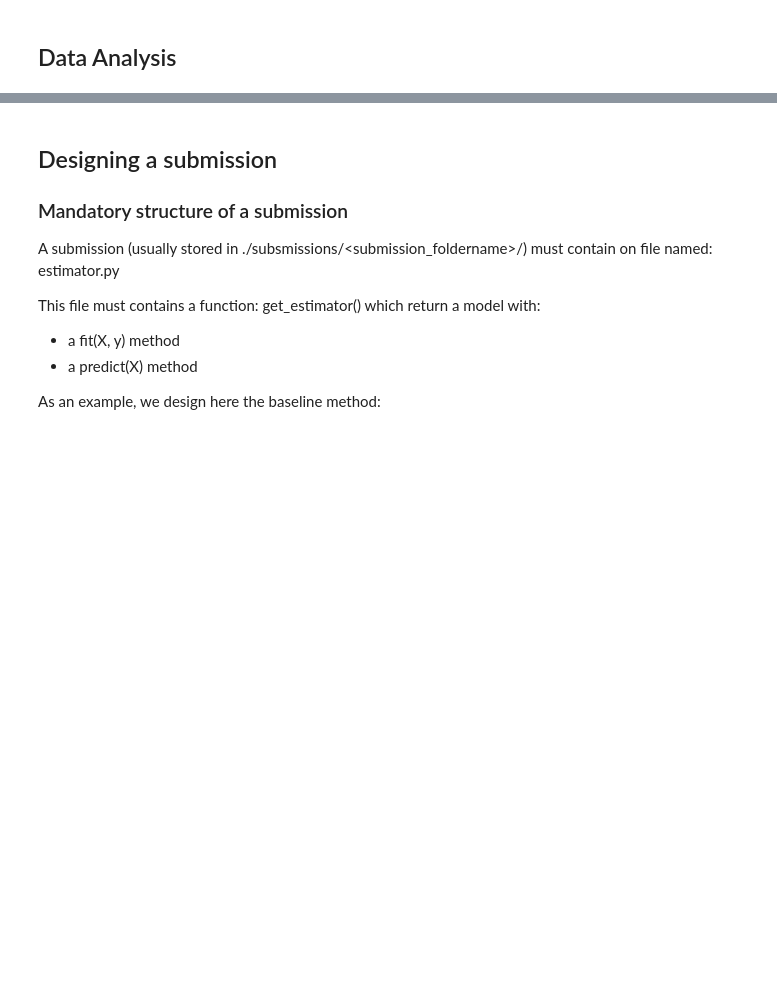
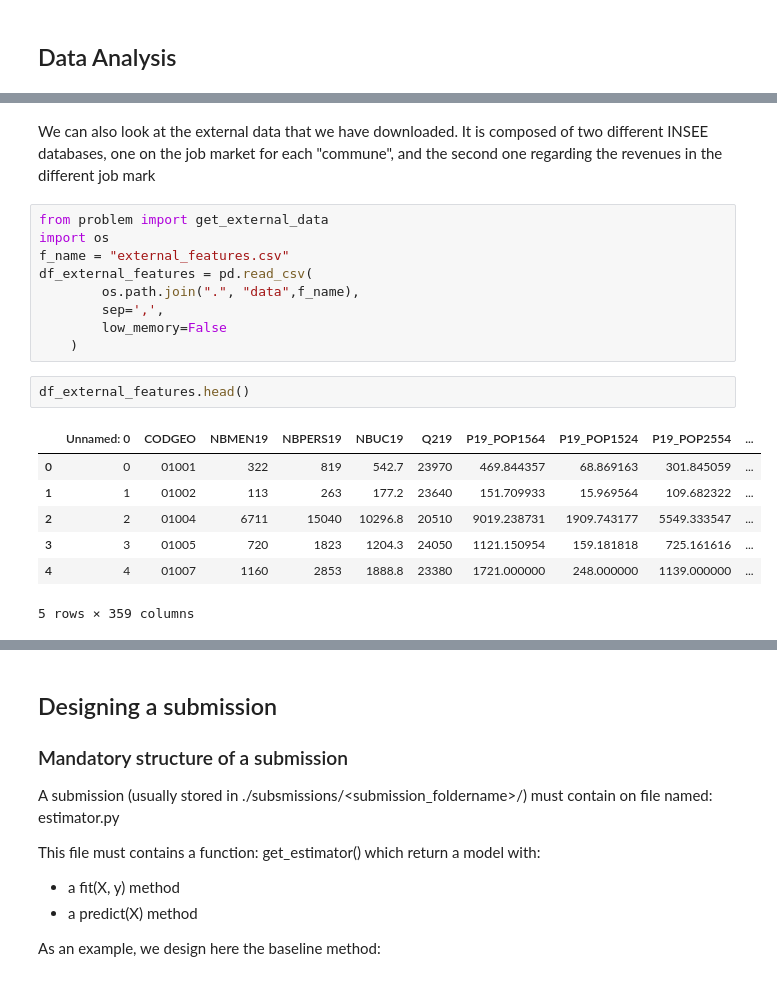
Before and after one commit to alexisbouley/Datacamp-Presidential-Project, a Jupyter notebook: french_elections_starting_kit.ipynb, the cells around one changed output, grey strips where cells are left out. Drawn from its saved outputs; the diff is of its cells as text; blank space fills up the shorter version.

```diff
--- a/french_elections_starting_kit.ipynb
+++ b/french_elections_starting_kit.ipynb
@@ -84,0 +108,21 @@ y_test = pd.DataFrame(y_test, columns = _target_column_name)
+# %% [markdown]
+We can also look at the external data that we have downloaded. It is composed of two different INSEE databases, one on the job market for each "commune", and the second one regarding the revenues in the different job mark
+# %%
+from problem import get_external_data
+import os
+f_name = "external_features.csv"
+df_external_features = pd.read_csv(
+        os.path.join(".", "data",f_name),
+        sep=',',
+        low_memory=False
+    )
+# %%
+df_external_features.head()
+# %% [output]
+|  | Unnamed: 0 | CODGEO | NBMEN19 | NBPERS19 | NBUC19 | Q219 | P19_POP1564 | P19_POP1524 | P19_POP2554 | ... |
+| 0 | 0 | 01001 | 322 | 819 | 542.7 | 23970 | 469.844357 | 68.869163 | 301.845059 | ... |
+| 1 | 1 | 01002 | 113 | 263 | 177.2 | 23640 | 151.709933 | 15.969564 | 109.682322 | ... |
+| 2 | 2 | 01004 | 6711 | 15040 | 10296.8 | 20510 | 9019.238731 | 1909.743177 | 5549.333547 | ... |
+| 3 | 3 | 01005 | 720 | 1823 | 1204.3 | 24050 | 1121.150954 | 159.181818 | 725.161616 | ... |
+| 4 | 4 | 01007 | 1160 | 2853 | 1888.8 | 23380 | 1721.000000 | 248.000000 | 1139.000000 | ... |
+5 rows × 359 columns
```
Also changed, not shown: parts of 6 cells of this notebook.
